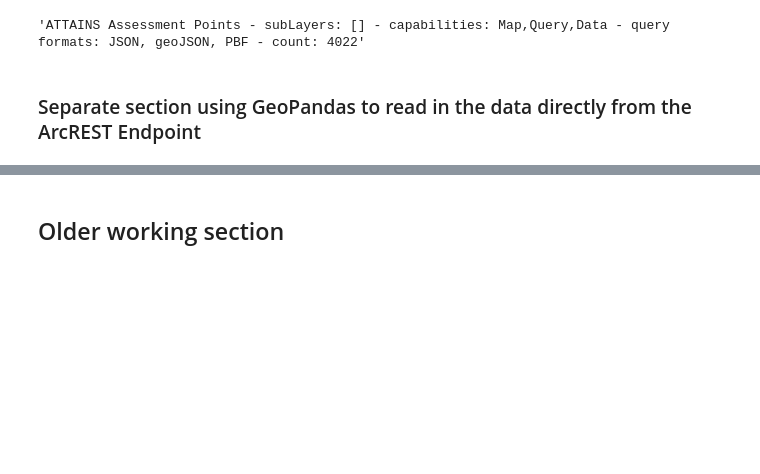
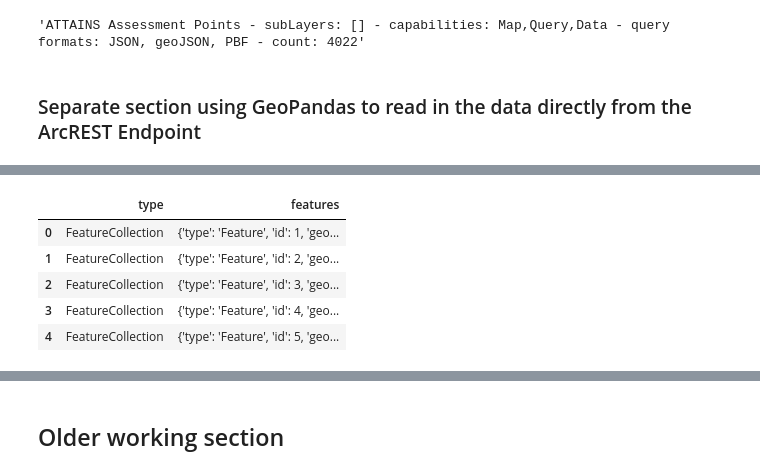
Before and after one commit to Location-Artistry/ColabNotebooks, a Jupyter notebook: GOV_DATA_EXPLORER.ipynb, the cells around one changed output, grey strips where cells are left out. Saved outputs shown, nothing was run; the diff lists cells and outputs as text; code cells hidden in the pictures; blank space fills up the shorter version.

```diff
--- a/GOV_DATA_EXPLORER.ipynb
+++ b/GOV_DATA_EXPLORER.ipynb
@@ -162,0 +229,10 @@ gdfEPA.describe
+# %%
+df = pd.read_json(epaURL)
+df.head()
+# %% [output]
+|  | type | features |
+| 0 | FeatureCollection | {'type': 'Feature', 'id': 1, 'geo... |
+| 1 | FeatureCollection | {'type': 'Feature', 'id': 2, 'geo... |
+| 2 | FeatureCollection | {'type': 'Feature', 'id': 3, 'geo... |
+| 3 | FeatureCollection | {'type': 'Feature', 'id': 4, 'geo... |
+| 4 | FeatureCollection | {'type': 'Feature', 'id': 5, 'geo... |
```
Also changed, not shown: parts of 7 cells of this notebook.
